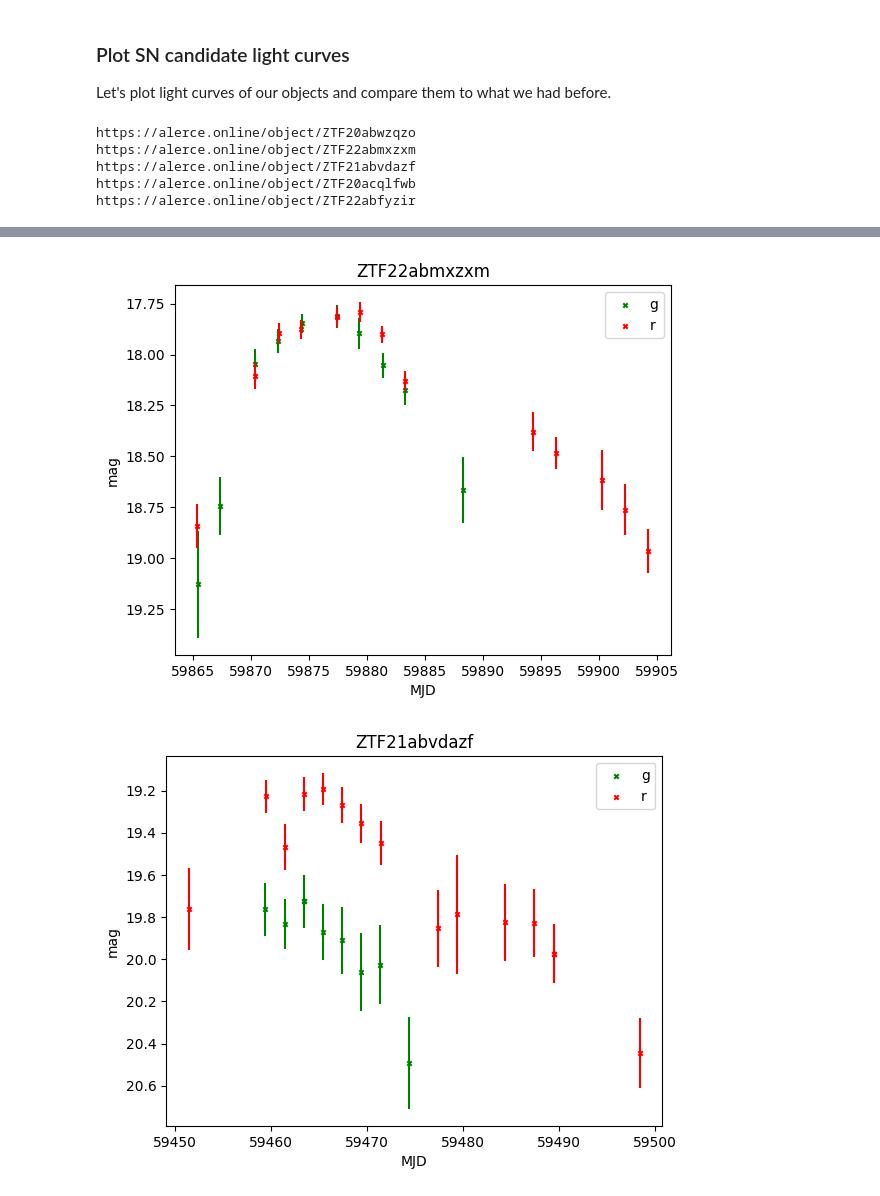
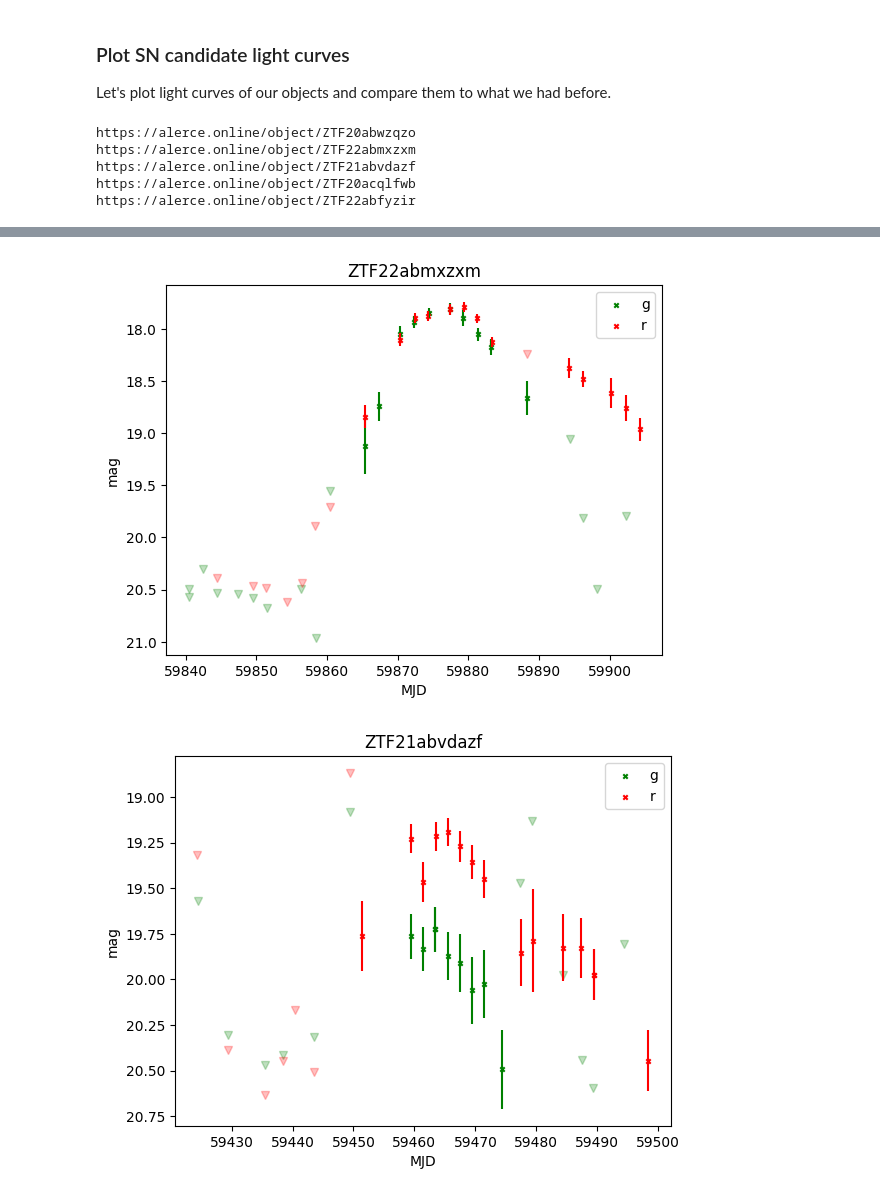
Before and after one commit to hombit/catalyst-dsfp-hack-day-2024, a Jupyter notebook: ztf-alerts-sne.ipynb, the cells around one changed output, grey strips where cells are left out. Drawn from its saved outputs; the diff is of its cells as text; code cells hidden in the pictures.

Commit message:
non-detections on plots

```diff
--- a/ztf-alerts-sne.ipynb
+++ b/ztf-alerts-sne.ipynb
@@ -128,9 +143,5 @@ Note how we use nested "lc" column here: each value is represented by a pandas l
 with Client(n_workers=1) as client:
     display(client)
     ndf = catalog.partitions[0].compute()
-
-for lc in ndf['lc'].iloc[:5]:
-    plt.figure()
-    plot_lc(lc)
 # %% [output]
 Client
@@ -162,0 +178,7 @@ Worker: 0
+# %%
+for i in range(5):
+    lc = ndf["lc"].iloc[i]
+    oid = ndf["oid"].iloc[i]
+    nondet = ndf["nondet"].iloc[i]
+    plt.figure()
+    plot_lc(lc, nondet, title=str(oid))
@@ -177,7 +205,7 @@ feature_extractor = licu.Extractor(
     licu.ReducedChi2(),
 )
 
-def extract_features(band, t, m, sigma):
+def extract_features(band, t, m, sigma, oid):
     # Select r-band only and remove observations with NaN errors
     valid_r = (band == 2) & np.isfinite(sigma)
     t, m, sigma = t[valid_r], m[valid_r], sigma[valid_r]
@@ -197,9 +225,9 @@ def extract_features(band, t, m, sigma):
 
 # Extract features, Catalog.reduce is still WIP, so we use underlying dataframe directly
 # https://github.com/astronomy-commons/lsdb/pull/414
-catalog_with_features = catalog_with_lc.reduce(
+catalog_with_features = catalog.reduce(
     extract_features,  # function
-    'lc.lc_fid', 'lc.lc_mjd', 'lc.lc_magpsf', 'lc.lc_sigmapsf',  # columns to use
+    'lc.lc_fid', 'lc.lc_mjd', 'lc.lc_magpsf', 'lc.lc_sigmapsf', 'oid',  # columns to use
     meta=dict.fromkeys(feature_extractor.names, float), # Dask meta
     append_columns=True,  # Add the result feature columns to the catalog
 )
@@ -237,7 +265,7 @@ It would download ~21GB of data - check your Internet connection speed and give
 
 with Client(n_workers=10, memory_limit="10GB", threads_per_worker=2) as client:
     display(client)
-    ndf = sn_candidates.compute()
+    ndf = sn_candidates.partitions[0].compute()
 
 ndf
 # %% [output]
@@ -268,9 +312,9 @@ Let's plot light curves of our objects and compare them to what we had before.
 # %%
 head = ndf.head(5)
 
-for oid, lc in head[['oid', 'lc']].itertuples(index=False):
+for oid, lc, nondet in head[['oid', 'lc', 'nondet']].itertuples(index=False):
     plt.figure()
-    plot_lc(lc, title=oid)
+    plot_lc(lc, nondet, title=oid)
     print(f'https://alerce.online/object/{oid}')
 # %% [output]
 https://alerce.online/object/ZTF20abwzqzo
@@ -282,2 +326,2 @@ https://alerce.online/object/ZTF22abfyzir
-[figure, old version]
+[figure, new version]
-[figure, old version]
+[figure, new version]
```
Also changed, not shown: parts of 8 cells of this notebook.
